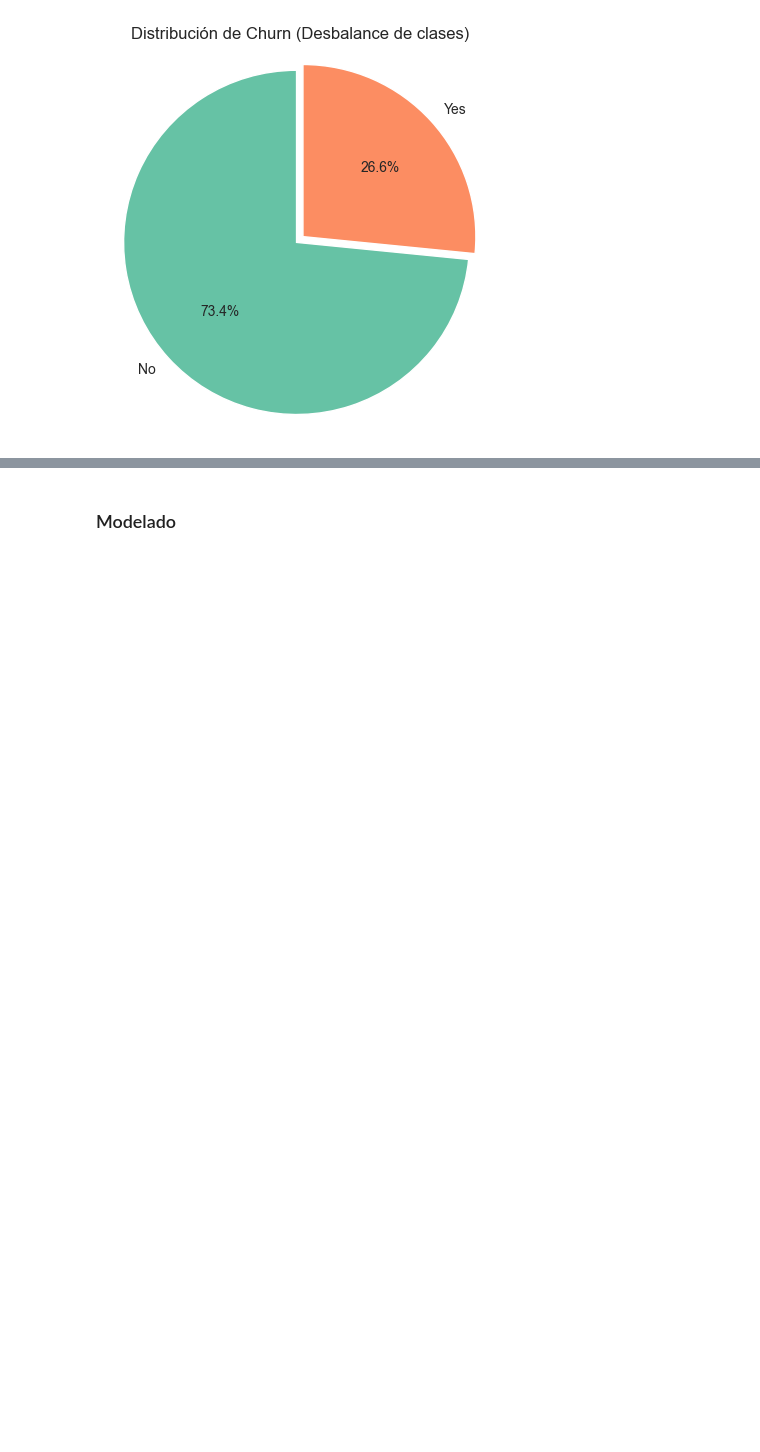
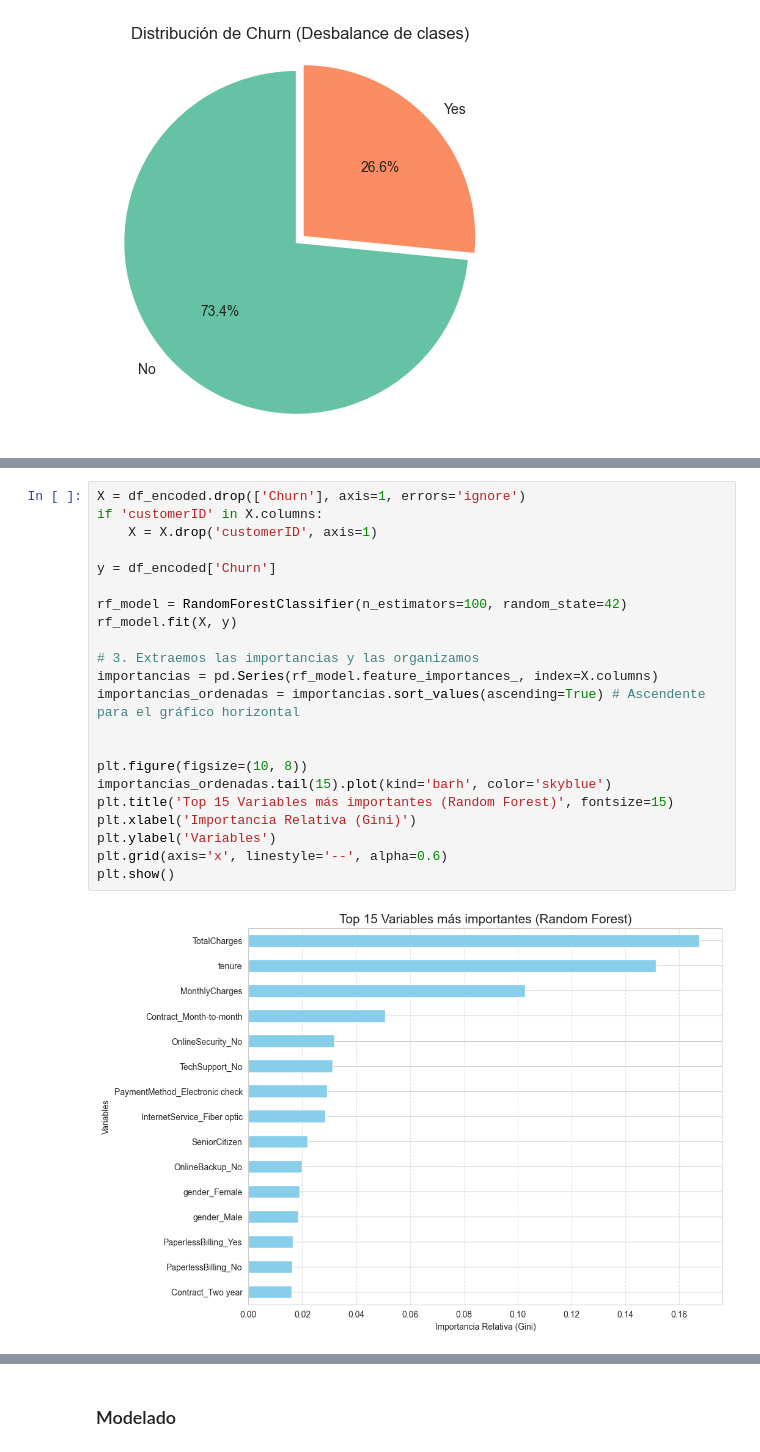
Before and after one commit to somexav/ciencia_datos_m2_practica4, a Jupyter notebook: CDD_G33_M2_P4_Equipo_9.ipynb, the cells around one changed output, grey strips where cells are left out. Cells and saved outputs as stored; diff of their text form; blank space fills up the shorter version.

```diff
--- a/CDD_G33_M2_P4_Equipo_9.ipynb
+++ b/CDD_G33_M2_P4_Equipo_9.ipynb
@@ -484,0 +537,24 @@ Aunque el churn representa una proporción menor, su presencia es significativa
+# %%
+X = df_encoded.drop(['Churn'], axis=1, errors='ignore')
+if 'customerID' in X.columns:
+    X = X.drop('customerID', axis=1)
+
+y = df_encoded['Churn']
+
+rf_model = RandomForestClassifier(n_estimators=100, random_state=42)
+rf_model.fit(X, y)
+
+# 3. Extraemos las importancias y las organizamos
+importancias = pd.Series(rf_model.feature_importances_, index=X.columns)
+importancias_ordenadas = importancias.sort_values(ascending=True) # Ascendente para el gráfico horizontal
+
+
+plt.figure(figsize=(10, 8))
+importancias_ordenadas.tail(15).plot(kind='barh', color='skyblue')
+plt.title('Top 15 Variables más importantes (Random Forest)', fontsize=15)
+plt.xlabel('Importancia Relativa (Gini)')
+plt.ylabel('Variables')
+plt.grid(axis='x', linestyle='--', alpha=0.6)
+plt.show()
+# %% [output]
+[figure, added]
```
Also changed, not shown: parts of 11 cells of this notebook.
